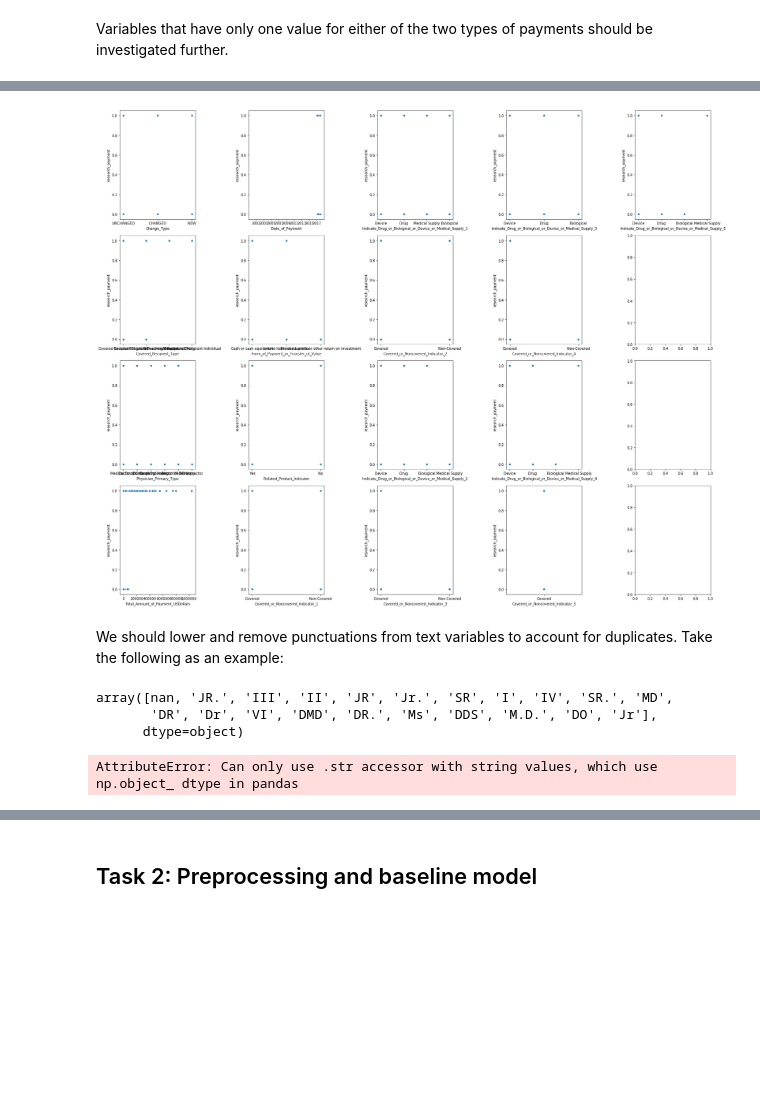
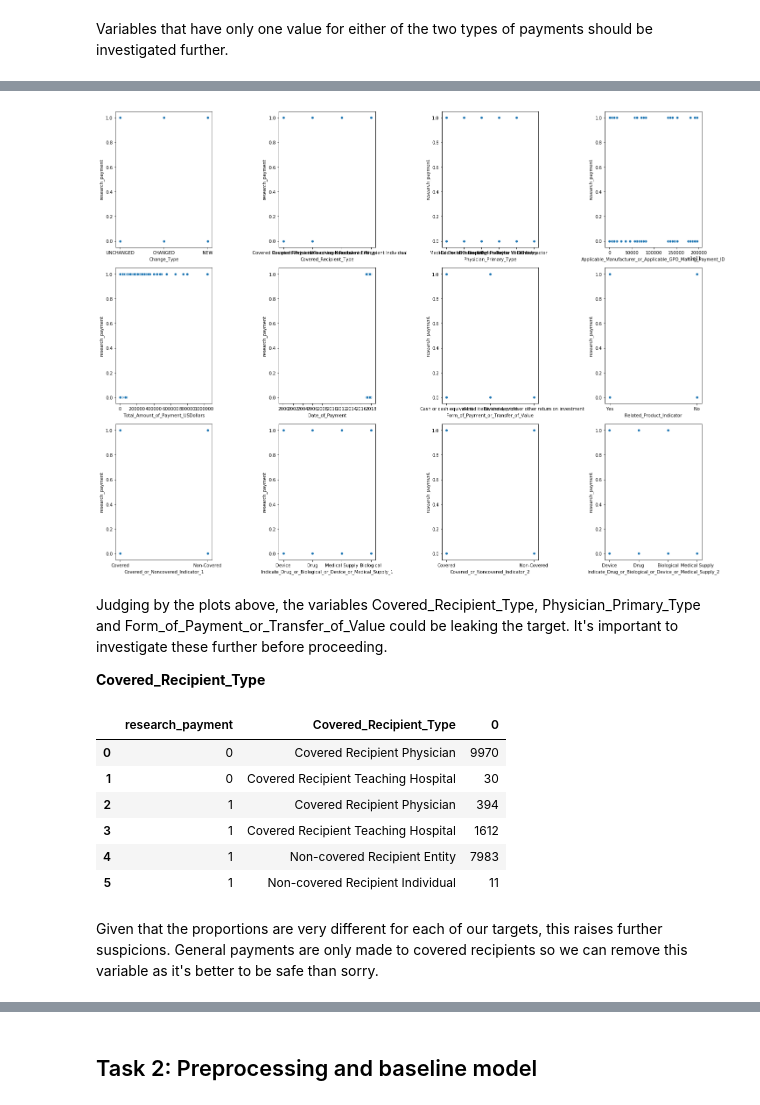
Before and after one commit to aml-spring-19/medical_payment_classification, a Jupyter notebook: HW3.ipynb, the cells around one changed output, grey strips where cells are left out. Saved outputs shown, nothing was run; the diff lists cells and outputs as text; code cells hidden in the pictures; blank space fills up the shorter version.

```diff
--- a/HW3.ipynb
+++ b/HW3.ipynb
@@ -132,7 +134,7 @@ for v in df.columns.values[:-1]:
             if v not in cols_drop: cols_drop.append(v)
 
 
-fig, ax = plt.subplots(1, len(cols_drop), figsize = (25, 5))
+fig, ax = plt.subplots(1, len(cols_drop), figsize = (20, 5))
 i=0
 for v in cols_drop:
     sns.countplot(v, hue='research_payment', data = df, ax = ax[i])
@@ -150,22 +154,22 @@ df_missing = df.copy()
 for c in df_missing.columns[:-1]:
     df_missing[c] = np.where(df_missing[c].isnull(), 'Missing', 'Not Missing')
 
-fig, ax = plt.subplots(6, 6, figsize = (25, 25), sharey='row')
+fig, ax = plt.subplots(4, 5, figsize = (20, 16), sharey='row')
+cols_drop = []
 # axis indicators
 i = 0
 j = 0
 
 for v in df_missing.columns.values[:-1]:
-    if df_missing[df_missing[v] == 'Missing'].shape[0] > (df_missing.shape[0] / 4):
-        sns.countplot(v, hue='research_payment', data = df_missing, ax=ax[i,j])
-
+    if df_missing[df_missing[v] == 'Missing'].shape[0] > (df_missing.shape[0] * 0.9):
+        sns.countplot(v, hue='research_payment', data = df_missing, ax=ax[j, i])
+        cols_drop.append(v)
         # increment axis
         i += 1
-        if i == 6: j += 1; i = 0
+        if i == 5: j += 1; i = 0
 
 
-fig.delaxes(ax[5,5])
-fig.delaxes(ax[4,5])
+fig.delaxes(ax[3, 4])
 plt.tight_layout()
 plt.show()
 # %% [output]
@@ -173,3 +177,3 @@ plt.show()
 # %%
-cols_drop = ['Applicable_Manufacturer_or_Applicable_GPO_Making_Payment_ID', 'Teaching_Hospital_ID', 'Physician_Middle_Name']
+cols_drop.remove('Teaching_Hospital_ID')
 df.drop(cols_drop, axis=1, inplace=True)
@@ -176,32 +182,32 @@ df.drop(cols_drop, axis=1, inplace=True)
 # %%
-fig, ax = plt.subplots(4, 5, figsize=(25, 20))
+fig, ax = plt.subplots(3, 4, figsize=(20, 15))
 i = 0
 j = 0
 
 for c in df.columns.values[:-1]:
     if (len(df[c].unique()) <= 10) | (df[c].dtype != object):
-        sns.scatterplot(x=c, y='research_payment', data=df, ax=ax[i,j])
+        sns.scatterplot(x=c, y='research_payment', data=df, ax=ax[j, i])
 
         i+=1
         if i == 4: j+=1; i=0
 
-
 plt.tight_layout()
 plt.show()
 # %% [output]
-[figure, old version]
+[figure, new version]
-# %% [markdown]
-We should lower and remove punctuations from text variables to account for duplicates. Take the following as an example:
-# %%
-df.Physician_Name_Suffix.unique()
-# %% [output]
-array([nan, 'JR.', 'III', 'II', 'JR', 'Jr.', 'SR', 'I', 'IV', 'SR.', 'MD',
-       'DR', 'Dr', 'VI', 'DMD', 'DR.', 'Ms', 'DDS', 'M.D.', 'DO', 'Jr'],
-      dtype=object)
-# %%
-for c in df.columns.values[:-1]:
-    if df[c].dtype == object:
-        df[c] = df[c].str.replace('.', '')
-        df[c] = df[c].str.lower()
-# %% [output]
-AttributeError: Can only use .str accessor with string values, which use np.object_ dtype in pandas
+# %% [markdown]
+Judging by the plots above, the variables Covered_Recipient_Type, Physician_Primary_Type and Form_of_Payment_or_Transfer_of_Value could be leaking the target. It's important to investigate these further before proceeding.
+
+**Covered_Recipient_Type**
+# %%
+df.groupby(['research_payment', 'Covered_Recipient_Type']).size().reset_index()
+# %% [output]
+|  | research_payment | Covered_Recipient_Type | 0 |
+| 0 | 0 | Covered Recipient Physician | 9970 |
+| 1 | 0 | Covered Recipient Teaching Hospital | 30 |
+| 2 | 1 | Covered Recipient Physician | 394 |
+| 3 | 1 | Covered Recipient Teaching Hospital | 1612 |
+| 4 | 1 | Non-covered Recipient Entity | 7983 |
+| 5 | 1 | Non-covered Recipient Individual | 11 |
+# %% [markdown]
+Given that the proportions are very different for each of our targets, this raises further suspicions. General payments are only made to covered recipients so we can remove this variable as it's better to be safe than sorry.
```
Also changed, not shown: parts of 34 cells of this notebook.
